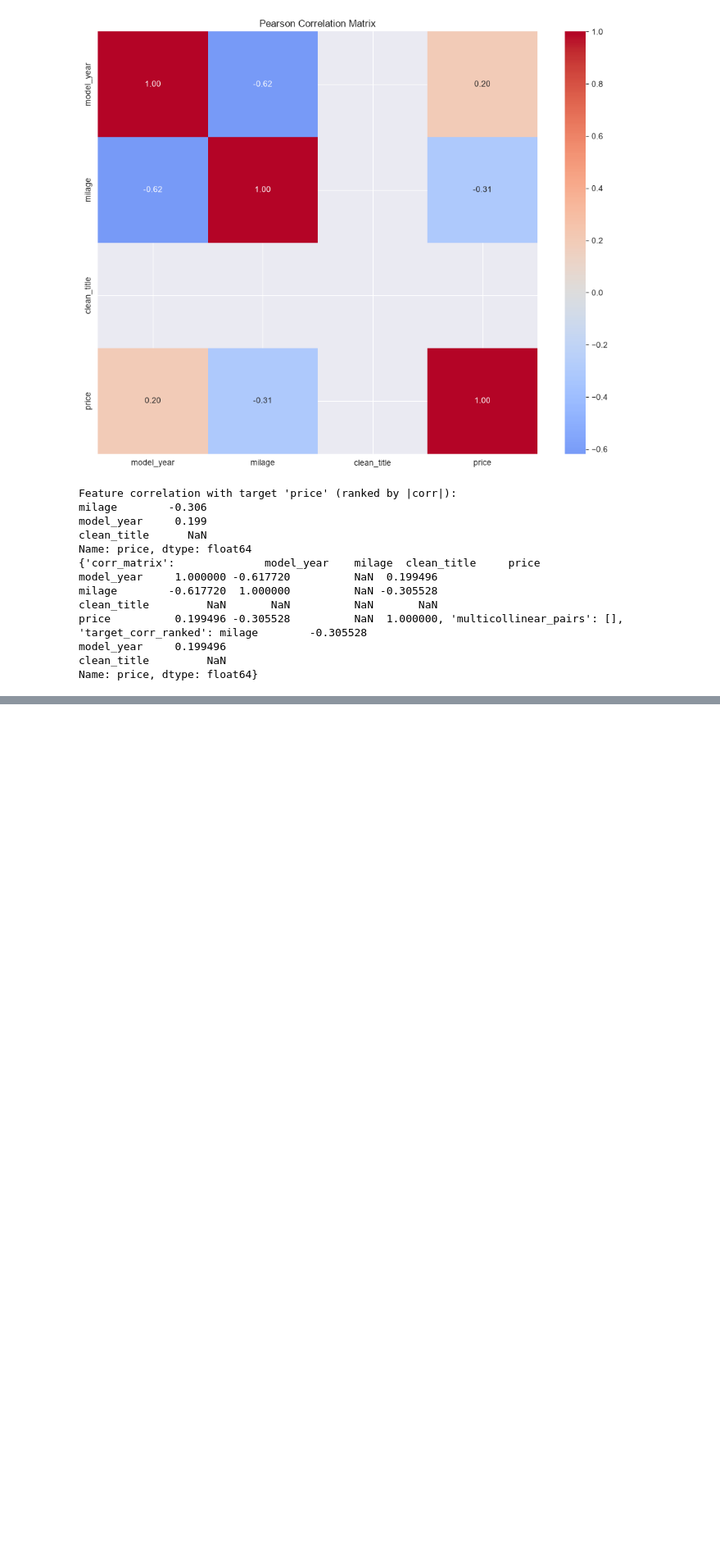
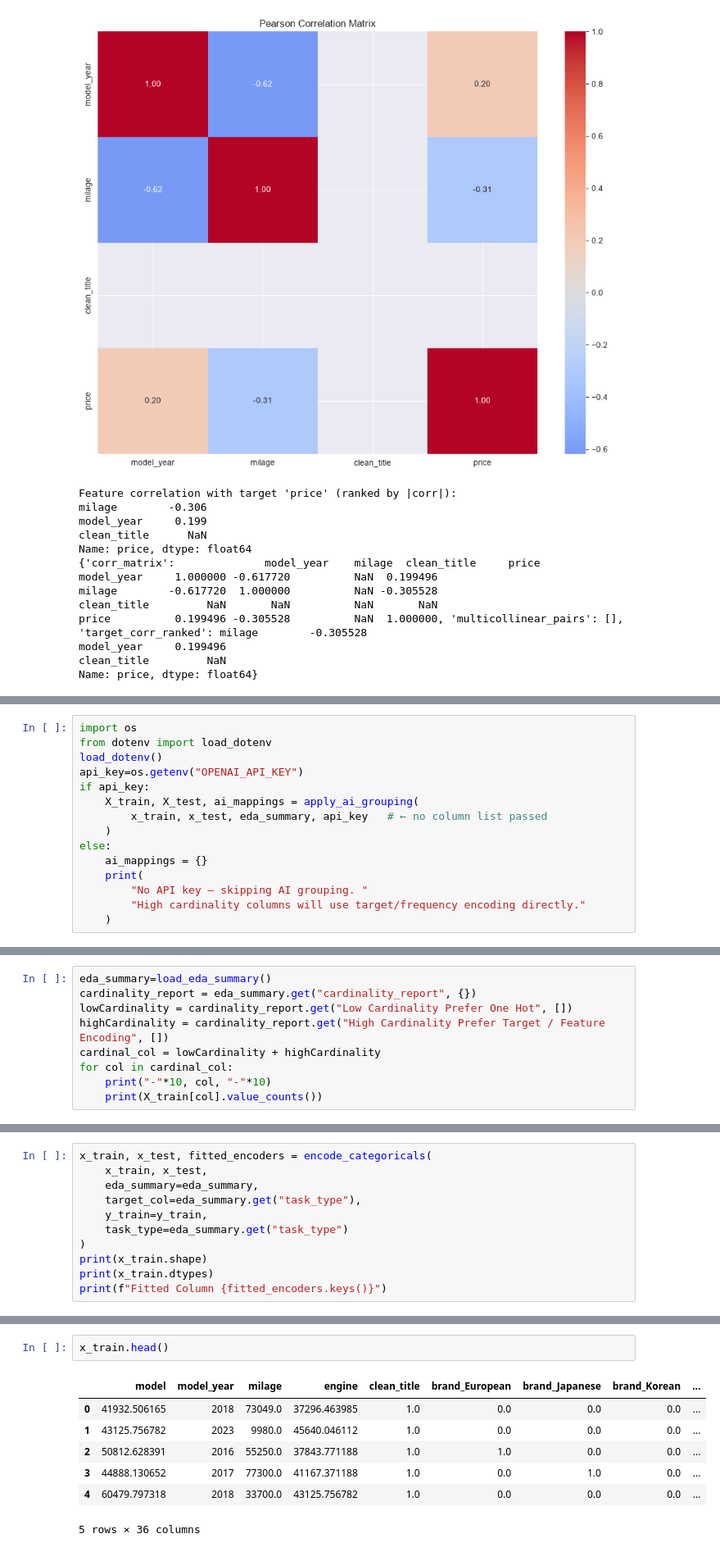
Before and after one commit to Projects-codelive/AutoML, a Jupyter notebook: notebooks/Eda.ipynb, the cells around one changed output, grey strips where cells are left out. Shown at 82% size. Drawn from its saved outputs; the diff is of its cells as text; blank space fills up the shorter version.

```diff
--- a/notebooks/Eda.ipynb
+++ b/notebooks/Eda.ipynb
@@ -640,0 +1061,15 @@ Name: price, dtype: float64}
+# %%
+import os
+from dotenv import load_dotenv
+load_dotenv()
+api_key=os.getenv("OPENAI_API_KEY")
+if api_key:
+    X_train, X_test, ai_mappings = apply_ai_grouping(
+        x_train, x_test, eda_summary, api_key   # ← no column list passed
+    )
+else:
+    ai_mappings = {}
+    print(
+        "No API key — skipping AI grouping. "
+        "High cardinality columns will use target/frequency encoding directly."
+    )
@@ -640,0 +1103,9 @@ Name: price, dtype: float64}
+# %%
+eda_summary=load_eda_summary()
+cardinality_report = eda_summary.get("cardinality_report", {})
+lowCardinality = cardinality_report.get("Low Cardinality Prefer One Hot", [])
+highCardinality = cardinality_report.get("High Cardinality Prefer Target / Feature Encoding", [])
+cardinal_col = lowCardinality + highCardinality
+for col in cardinal_col:
+    print("-"*10, col, "-"*10)
+    print(X_train[col].value_counts())
@@ -640,0 +1243,11 @@ Name: price, dtype: float64}
+# %%
+x_train, x_test, fitted_encoders = encode_categoricals(
+    x_train, x_test,
+    eda_summary=eda_summary,
+    target_col=eda_summary.get("task_type"),
+    y_train=y_train,
+    task_type=eda_summary.get("task_type")
+)
+print(x_train.shape)
+print(x_train.dtypes)
+print(f"Fitted Column {fitted_encoders.keys()}")
@@ -640,0 +1272,10 @@ Name: price, dtype: float64}
+# %%
+x_train.head()
+# %% [output]
+|  | model | model_year | milage | engine | clean_title | brand_European | brand_Japanese | brand_Korean | ... |
+| 0 | 41932.506165 | 2018 | 73049.0 | 37296.463985 | 1.0 | 0.0 | 0.0 | 0.0 | ... |
+| 1 | 43125.756782 | 2023 | 9980.0 | 45640.046112 | 1.0 | 0.0 | 0.0 | 0.0 | ... |
+| 2 | 50812.628391 | 2016 | 55250.0 | 37843.771188 | 1.0 | 1.0 | 0.0 | 0.0 | ... |
+| 3 | 44888.130652 | 2017 | 77300.0 | 41167.371188 | 1.0 | 0.0 | 1.0 | 0.0 | ... |
+| 4 | 60479.797318 | 2018 | 33700.0 | 43125.756782 | 1.0 | 0.0 | 0.0 | 0.0 | ... |
+5 rows × 36 columns
```
Also changed, not shown: parts of 42 cells of this notebook, 4 other files.
